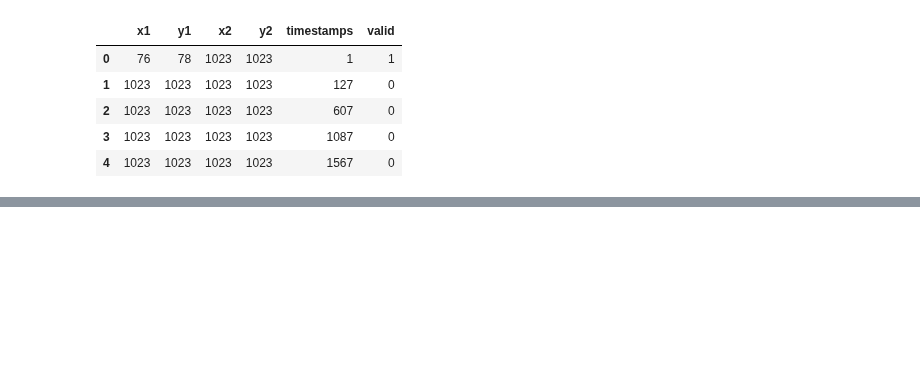
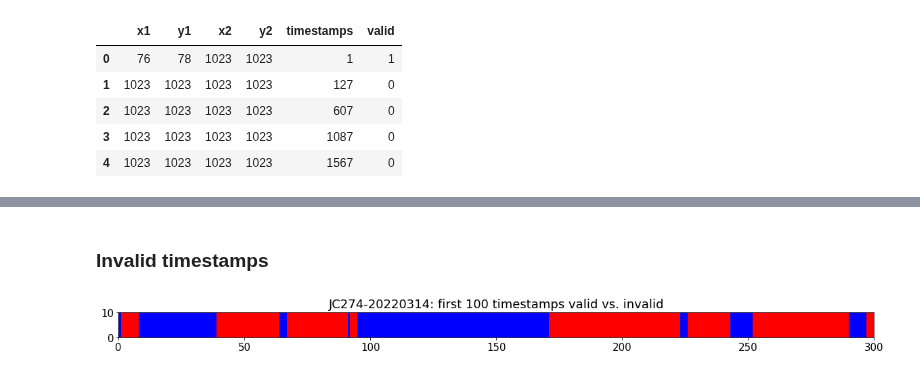
Before and after one commit to shauryagoyall/Andrea-Data, a Jupyter notebook: positionTracking.ipynb, the cells around one changed output, grey strips where cells are left out. Cells and saved outputs as stored; diff of their text form; code cells hidden in the pictures; blank space fills up the shorter version.

Commit message:
made heatmap, pie chart with valid timestamps

```diff
--- a/positionTracking.ipynb
+++ b/positionTracking.ipynb
@@ -12,11 +12,11 @@ Threshold_reached_day: **10** <br>
 import numpy as np
 import pandas as pd
 import matplotlib.pyplot as plt
+import matplotlib as mpl
 import datetime
+mpl.rcParams['font.size'] = 15
 
 basename = 'JC274-20220314'
-timenow = datetime.datetime.today().strftime("%Y%m%d-%H%M%S")
-print(timenow)
 
 pos = pd.read_csv(basename+'.whl', sep=" ",
                  header=None,
@@ -39,5 +47,6 @@ print(pos.describe())
 x1 = pos["x1"]
 y1 = pos["y1"]
 timestamps = pos["timestamps"]
+valid = pos["valid"]
 # %%
 fig, ax = plt.subplots(figsize=(8,8))
@@ -68,0 +97,17 @@ plt.show()
+# %% [markdown]
+### Invalid timestamps
+# %%
+# For now I'm only plotting the first 100 timestamps, because otherwise it doesn't fit
+subsetValid = valid[0:300]
+
+fig, ax = plt.subplots(figsize=(20,1.5))
+timenow = datetime.datetime.today().strftime("%Y%m%d-%H%M%S")
+# the np function atleast_2d converts scalar and 1d arrays to 2d arrays
+# bwr_r is the bwr (blue to red) cmap reversed, so that 0=red and 1=blue
+ax.imshow(np.atleast_2d(subsetValid), cmap='bwr_r', extent=(0, len(subsetValid), 0, 10))
+ax.set_title(basename+": first 100 timestamps valid vs. invalid", fontsize=18, y=1.01)
+
+# plt.show()
+plt.savefig(basename+"_valid-timestamps-subset_"+timenow+".png")
+# %% [output]
+[figure, added]
```
Also changed, not shown: parts of 7 cells of this notebook, 4 other files.
